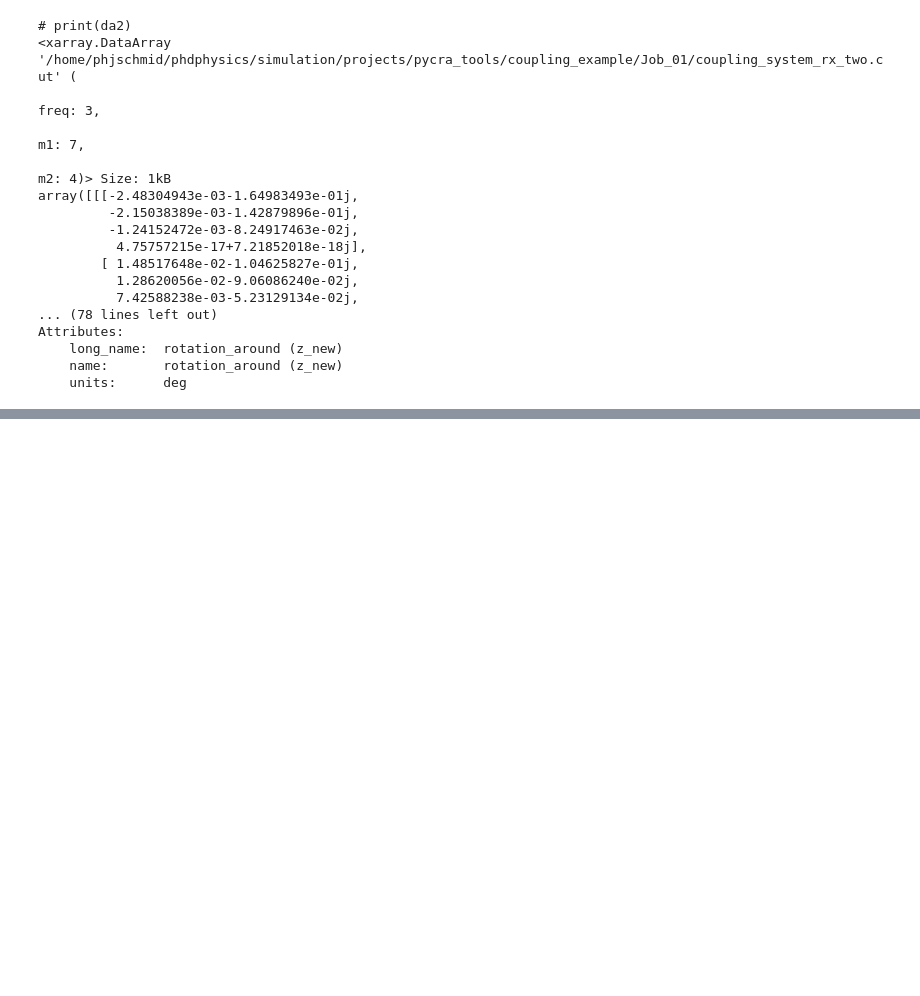
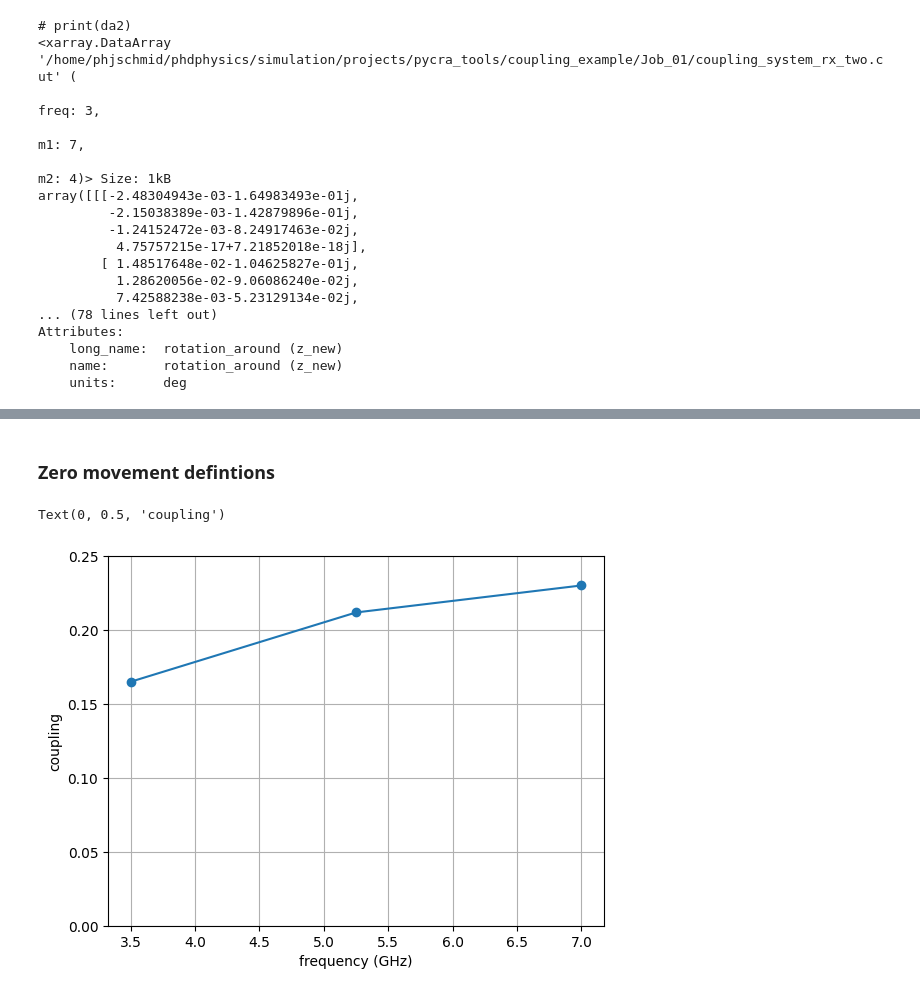
Before and after one commit to iap-unibe-ch/pycra-tools, a Jupyter notebook: ebook/example_coupling.ipynb, the cells around one changed output, grey strips where cells are left out. Cells and saved outputs as stored; diff of their text form; code cells hidden in the pictures; blank space fills up the shorter version.

Commit message:
documentation coupling

```diff
--- a/ebook/example_coupling.ipynb
+++ b/ebook/example_coupling.ipynb
@@ -149,0 +157,20 @@ Attributes:
+# %%
+# chose common axis limits for all plots
+ymax = (1+max(np.abs(da0).max(),np.abs(da1).max(),np.abs(da2).max())//0.05)*0.05
+ylims = [0,ymax]
+
+# prepare unit conversion tool
+ureg = pint.UnitRegistry()
+# %% [markdown]
+### Zero movement defintions
+# %%
+# zero movement definitions (face-to-face coupling)
+fig, ax = plt.subplots()
+ax.plot([(freq * ureg[da1.freq.units]).to('GHz').magnitude for freq in da0.freq.values], np.abs(da0.data), marker='o')
+ax.grid(True, which='major', axis='both')
+ax.set_ylim(ylims)
+ax.set_xlabel(f'{da0.freq.long_name} (GHz)')
+ax.set_ylabel('coupling')
+# %% [output]
+Text(0, 0.5, 'coupling')
+[figure, added]
```
Also changed, not shown: parts of 6 cells of this notebook, 1 other file.
